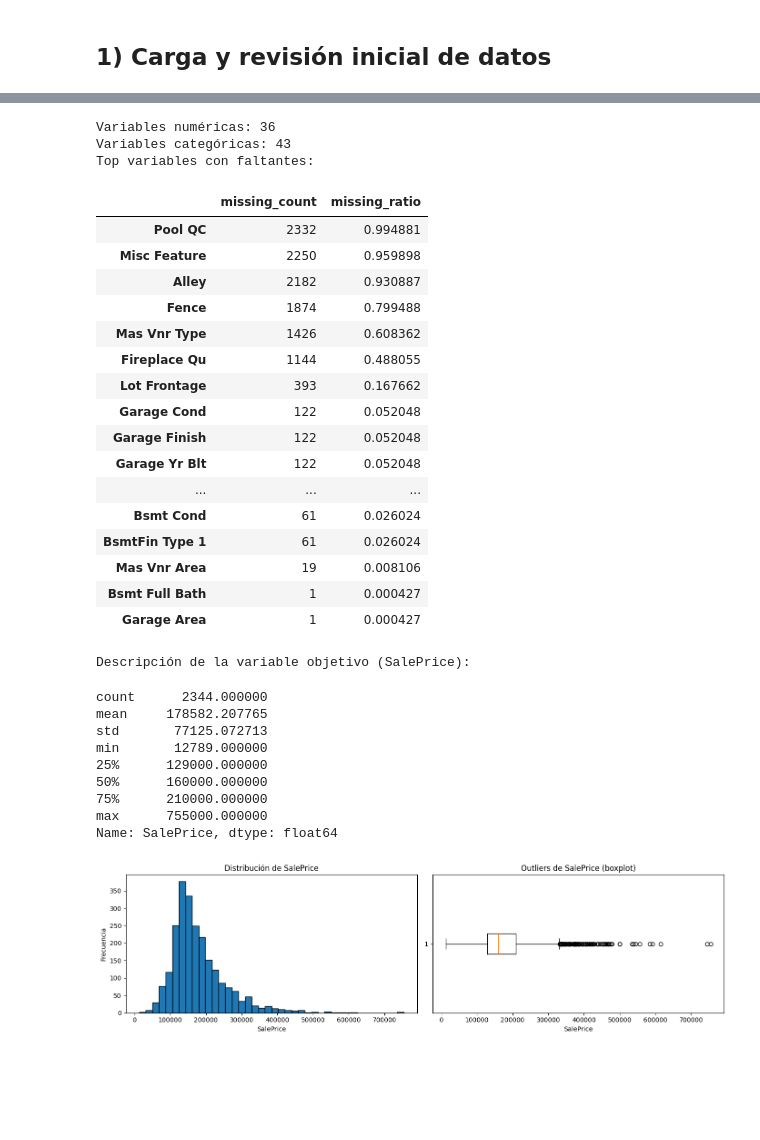
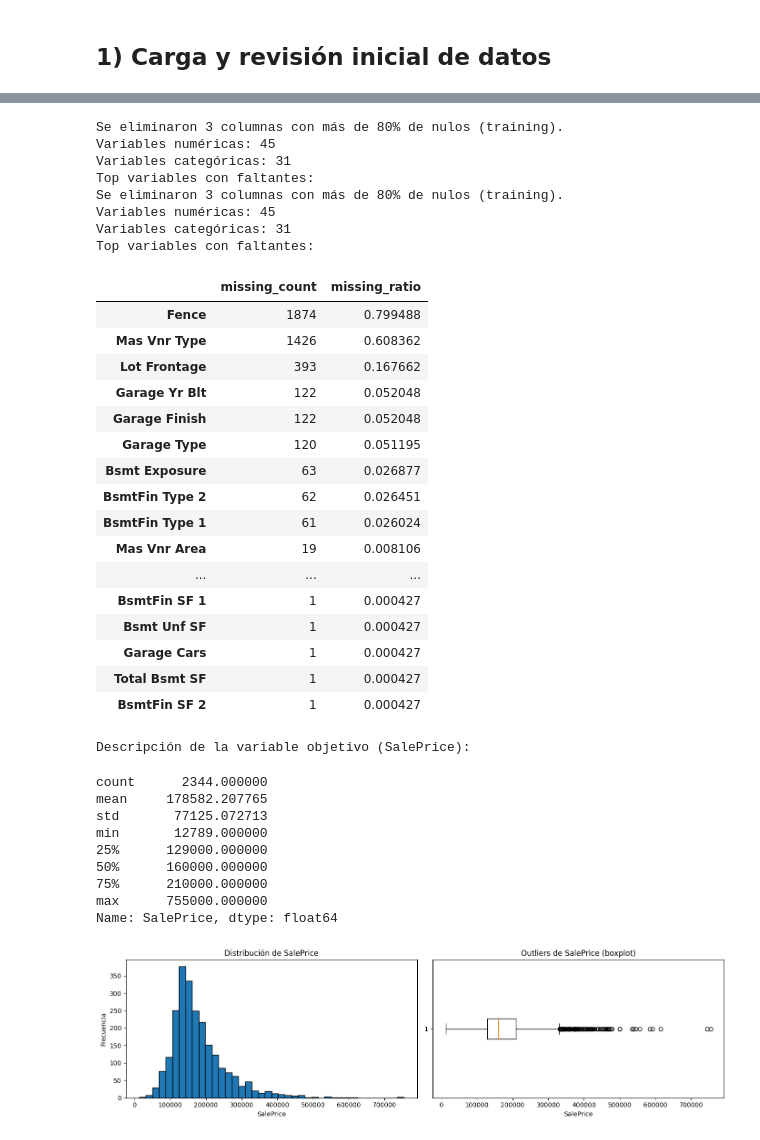
Before and after one commit to diegoanro22/IA-PY1, a Jupyter notebook: main.ipynb, the cells around one changed output, grey strips where cells are left out. Cells and saved outputs as stored; diff of their text form; code cells hidden in the pictures; blank space fills up the shorter version.

```diff
--- a/main.ipynb
+++ b/main.ipynb
@@ -72,40 +79,82 @@ Name: SalePrice, dtype: int64
 # %%
+quality_cols = ['Exter Qual', 'Kitchen Qual', 'Bsmt Qual', 'Fireplace Qu', 'Garage Qual', 'Garage Cond', 'Exter Cond', 'Heating QC', 'Bsmt Cond']
+quality_map = {'NA': 0, 'Po': 1, 'Fa': 2, 'TA': 3, 'Gd': 4, 'Ex': 5}
+
+missing = X.isna().sum().sort_values(ascending=False)
+missing_ratio = (missing / len(X)).sort_values(ascending=False)
+cols_to_drop_training = missing_ratio[missing_ratio > 0.80].index.tolist()
+
+def preparar_datos(X):
+    X_proc = X.copy()
+
+    if 'cols_to_drop_training' in globals() and cols_to_drop_training:
+        drop_cols = [c for c in cols_to_drop_training if c in X_proc.columns]
+    else:
+        missing_local = X_proc.isna().sum().sort_values(ascending=False)
+        missing_ratio_local = (missing_local / len(X_proc)).sort_values(ascending=False)
+        drop_cols = missing_ratio_local[missing_ratio_local > 0.80].index.tolist()
+
+    if drop_cols:
+        X_proc = X_proc.drop(columns=drop_cols)
+
+    for col in quality_cols:
+        if col in X_proc.columns:
+            X_proc[col] = X_proc[col].map(quality_map).fillna(0)
+
+    return X_proc
+
+X = preparar_datos(X)
+
 num_cols = X.select_dtypes(include=['number']).columns.tolist()
 cat_cols = X.select_dtypes(exclude=['number']).columns.tolist()
+
+mapped_quality_cols = [col for col in quality_cols if col in X.columns]
+num_cols = list(dict.fromkeys(num_cols + mapped_quality_cols))
+cat_cols = [col for col in cat_cols if col not in mapped_quality_cols]
+
+if cols_to_drop_training:
+    print(f'Se eliminaron {len(cols_to_drop_training)} columnas con más de 80% de nulos (training).')
+else:
+    print('No hay columnas con más de 80% de nulos (training).')
 
 print(f'Variables numéricas: {len(num_cols)}')
 print(f'Variables categóricas: {len(cat_cols)}')
 
 missing = X.isna().sum().sort_values(ascending=False)
 missing_ratio = (missing / len(X)).sort_values(ascending=False)
 missing_table = pd.DataFrame({'missing_count': missing, 'missing_ratio': missing_ratio})
 
 print('Top variables con faltantes:')
 display(missing_table[missing_table['missing_count'] > 0].head(20))
 
 print('Descripción de la variable objetivo (SalePrice):')
 display(y.describe())
 # %% [output]
-Variables numéricas: 36
-Variables categóricas: 43
+Se eliminaron 3 columnas con más de 80% de nulos (training).
+Variables numéricas: 45
+Variables categóricas: 31
 Top variables con faltantes:
+Se eliminaron 3 columnas con más de 80% de nulos (training).
+Variables numéricas: 45
+Variables categóricas: 31
+Top variables con faltantes:
 |  | missing_count | missing_ratio |
-| Pool QC | 2332 | 0.994881 |
-| Misc Feature | 2250 | 0.959898 |
-| Alley | 2182 | 0.930887 |
 | Fence | 1874 | 0.799488 |
 | Mas Vnr Type | 1426 | 0.608362 |
-| Fireplace Qu | 1144 | 0.488055 |
 | Lot Frontage | 393 | 0.167662 |
-| Garage Cond | 122 | 0.052048 |
+| Garage Yr Blt | 122 | 0.052048 |
 | Garage Finish | 122 | 0.052048 |
-| Garage Yr Blt | 122 | 0.052048 |
-| ... | ... | ... |
-| Bsmt Cond | 61 | 0.026024 |
+| Garage Type | 120 | 0.051195 |
+| Bsmt Exposure | 63 | 0.026877 |
+| BsmtFin Type 2 | 62 | 0.026451 |
 | BsmtFin Type 1 | 61 | 0.026024 |
 | Mas Vnr Area | 19 | 0.008106 |
-| Bsmt Full Bath | 1 | 0.000427 |
-| Garage Area | 1 | 0.000427 |
+| ... | ... | ... |
+| BsmtFin SF 1 | 1 | 0.000427 |
+| Bsmt Unf SF | 1 | 0.000427 |
+| Garage Cars | 1 | 0.000427 |
+| Total Bsmt SF | 1 | 0.000427 |
+| BsmtFin SF 2 | 1 | 0.000427 |
 Descripción de la variable objetivo (SalePrice):
 count      2344.000000
 mean     178582.207765
```
Also changed, not shown: parts of 7 cells of this notebook, 3 other files.
